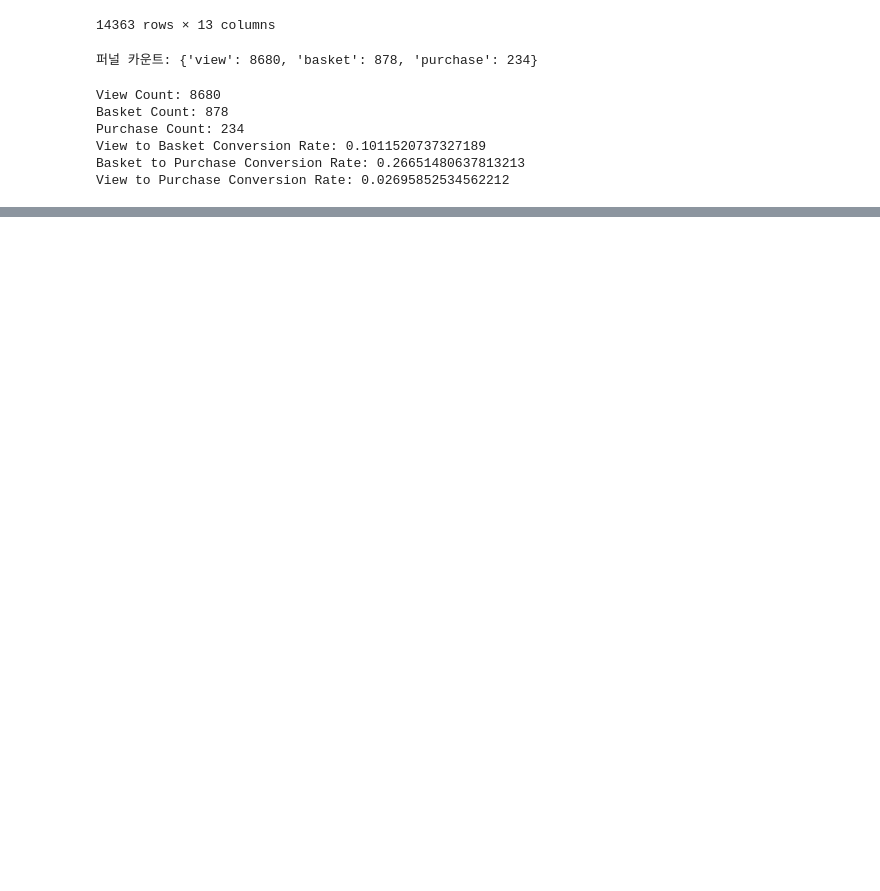
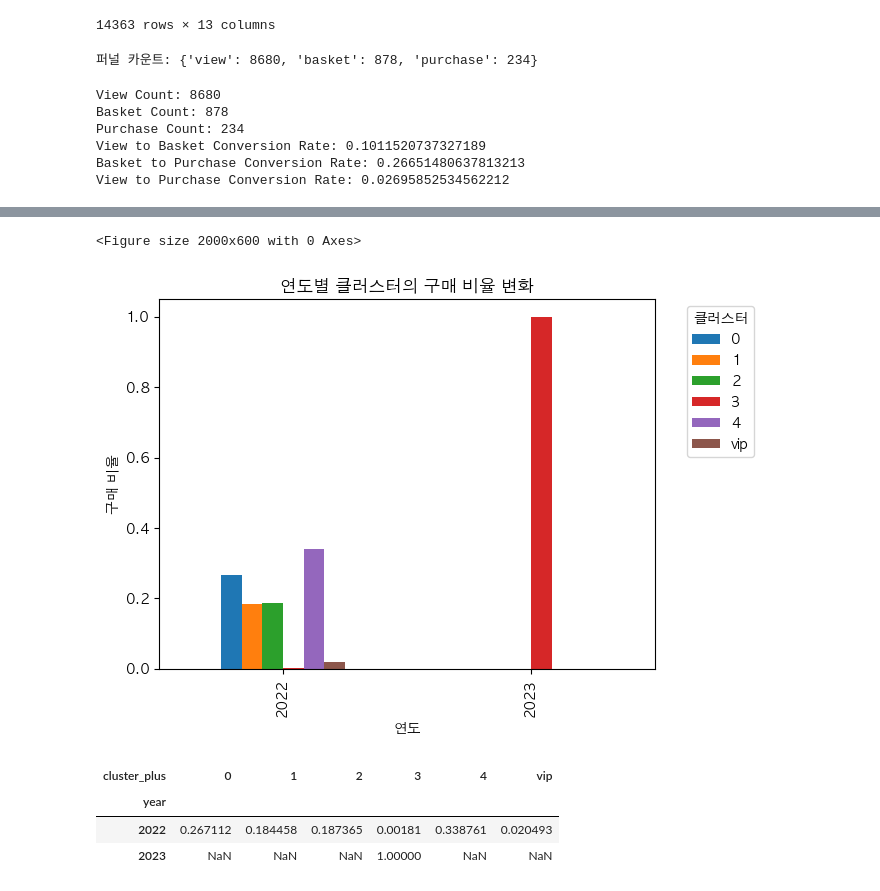
Before and after one commit to kyeob1107/Four-A, a Jupyter notebook: 2nd dataset/khj/cluster_funnel.ipynb, the cells around one changed output, grey strips where cells are left out. Drawn from its saved outputs; the diff is of its cells as text; code cells hidden in the pictures; blank space fills up the shorter version.

```diff
--- a/2nd dataset/khj/cluster_funnel.ipynb
+++ b/2nd dataset/khj/cluster_funnel.ipynb
@@ -79,3 +81,5 @@ df
 | 3096929 | 899999 | purchase | 1034 | 12910 | NaN | NaN | 2022-06-20 03:40:43.722389 | -1 | not_ad_purchase | ... |
 | 3096930 | 899999 | view | 1168 | 91680 | NaN | NaN | 2022-06-23 08:16:44.304854 | -1 | not_ad_view | ... |
 3096931 rows × 13 columns
+# %%
+df['cluster_plus'] = df['cluster_plus'].astype(str)
@@ -910,0 +978,9 @@ fig.show()
+# %%
+df['Timestamp'] = pd.to_datetime(df['Timestamp'])
+
+df['year'] = df['Timestamp'].dt.year
+df['month'] = df['Timestamp'].dt.month
+df['day'] = df['Timestamp'].dt.day
+df['date'] = pd.to_datetime(df['Timestamp']).dt.date
+df['YearMonth'] = df['Timestamp'].map(lambda date: 100*date.year + date.month)
+df.head()
@@ -910,0 +1404,23 @@ fig.show()
+# %%
+# 연도별 클러스터의 구매 비율 계산
+purchase_ratio = df[df['ActionType']=='purchase'].groupby(['year', 'cluster_plus']).size().unstack()
+purchase_ratio = purchase_ratio.div(purchase_ratio.sum(axis=1), axis=0)
+
+# 시각화
+plt.figure(figsize=(20,6))
+purchase_ratio.plot(kind='bar')
+plt.title('연도별 클러스터의 구매 비율 변화')
+plt.xlabel('연도')
+plt.ylabel('구매 비율')
+plt.legend(title='클러스터', bbox_to_anchor=(1.05, 1), loc='upper left')
+plt.show()
+# %% [output]
+<Figure size 2000x600 with 0 Axes>
+[figure, added]
+# %%
+purchase_ratio
+# %% [output]
+| cluster_plus | 0 | 1 | 2 | 3 | 4 | vip |
+| year |  |  |  |  |  |  |
+| 2022 | 0.267112 | 0.184458 | 0.187365 | 0.00181 | 0.338761 | 0.020493 |
+| 2023 | NaN | NaN | NaN | 1.00000 | NaN | NaN |
```
Also changed, not shown: parts of 40 cells of this notebook.
